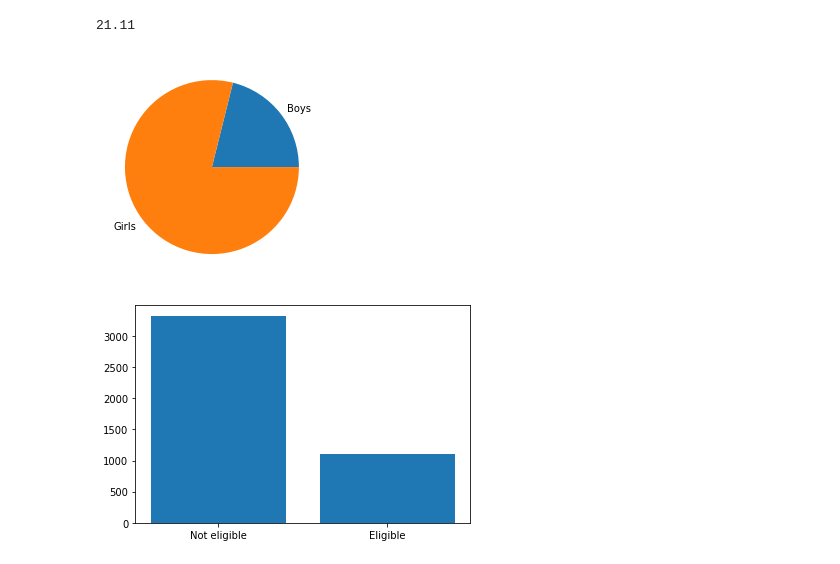
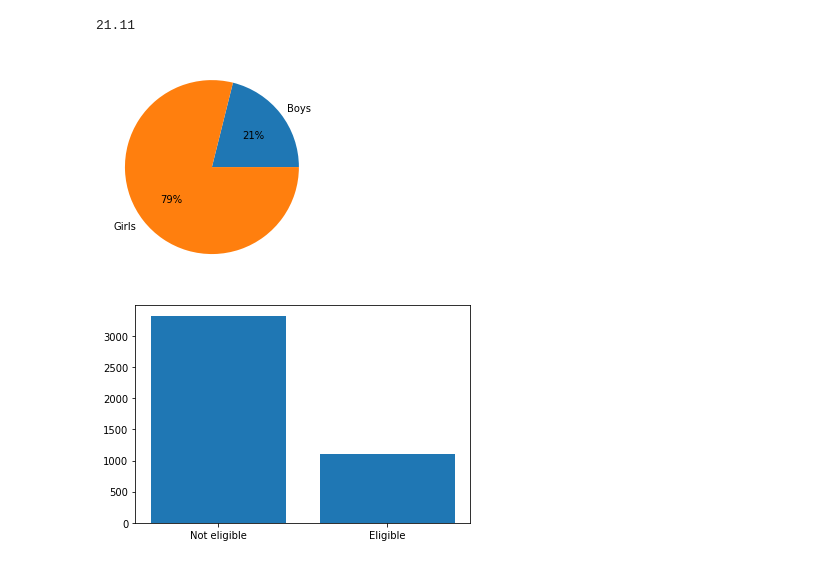
Before and after one commit to ZenCodex559/Student_Dropout, a Jupyter notebook: Student_DropOut_Prediction.ipynb, the cells around one changed output. Cells and saved outputs as stored; diff of their text form; code cells hidden in the pictures.

```diff
--- a/Student_DropOut_Prediction.ipynb
+++ b/Student_DropOut_Prediction.ipynb
@@ -203,10 +220,10 @@ print(round(per_of_eligible_boys,2))
 # %%
 # Pie chart of Scholarship eligible students
 ab = per_of_eligible_boys,per_of_eligible_girls
-plt.pie(ab,labels=['Boys','Girls'])
+plt.pie(ab,labels=['Boys','Girls'],autopct='%.0f%%')
 plt.show()
 # %% [output]
-[figure, old version]
+[figure, new version]
 # %%
 # Total % of students eligible for scholarship
 plt.bar(x=['Not eligible','Eligible'],height=scholarship)
```
Also changed, not shown: parts of 17 cells of this notebook.
